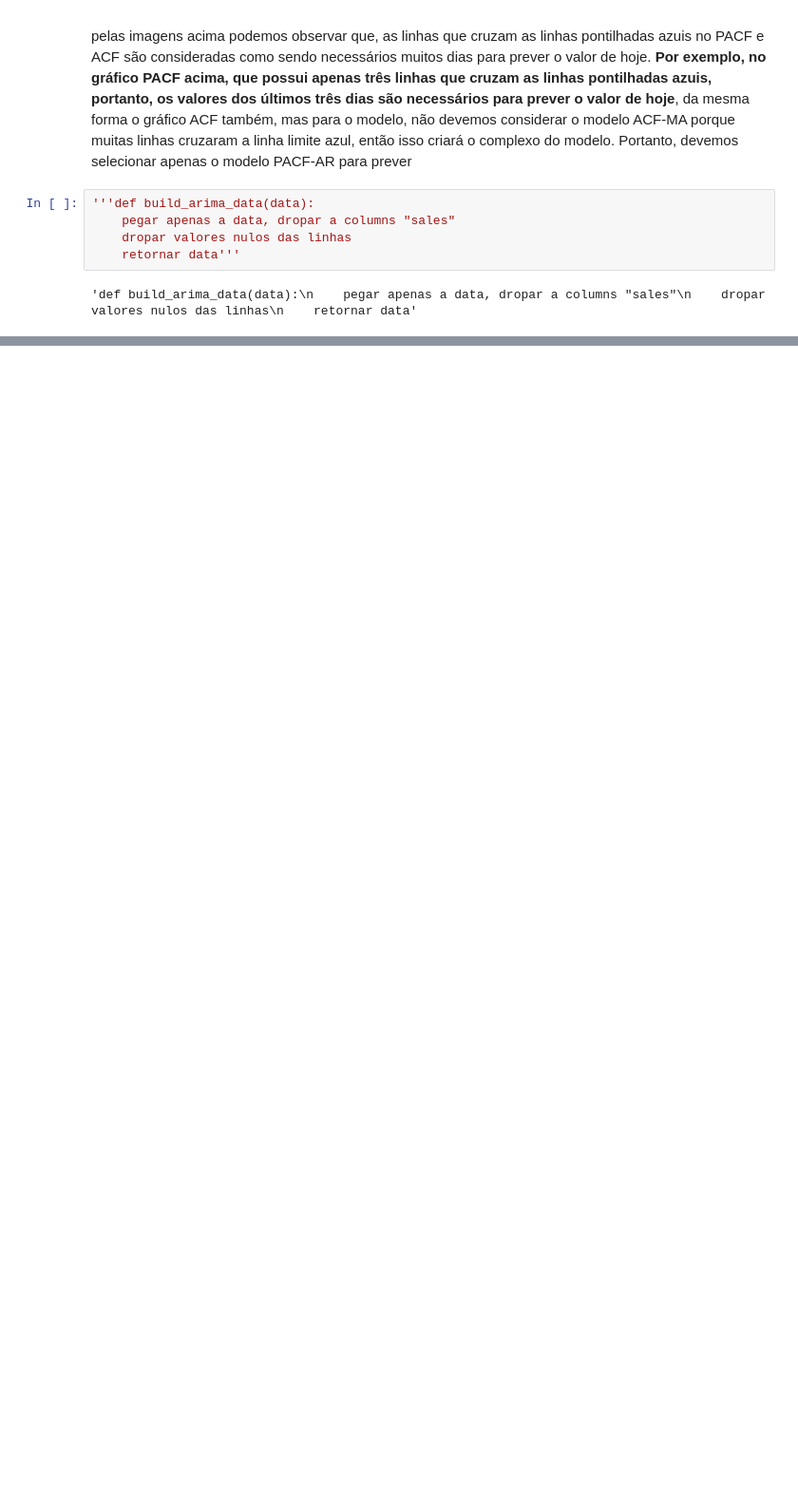
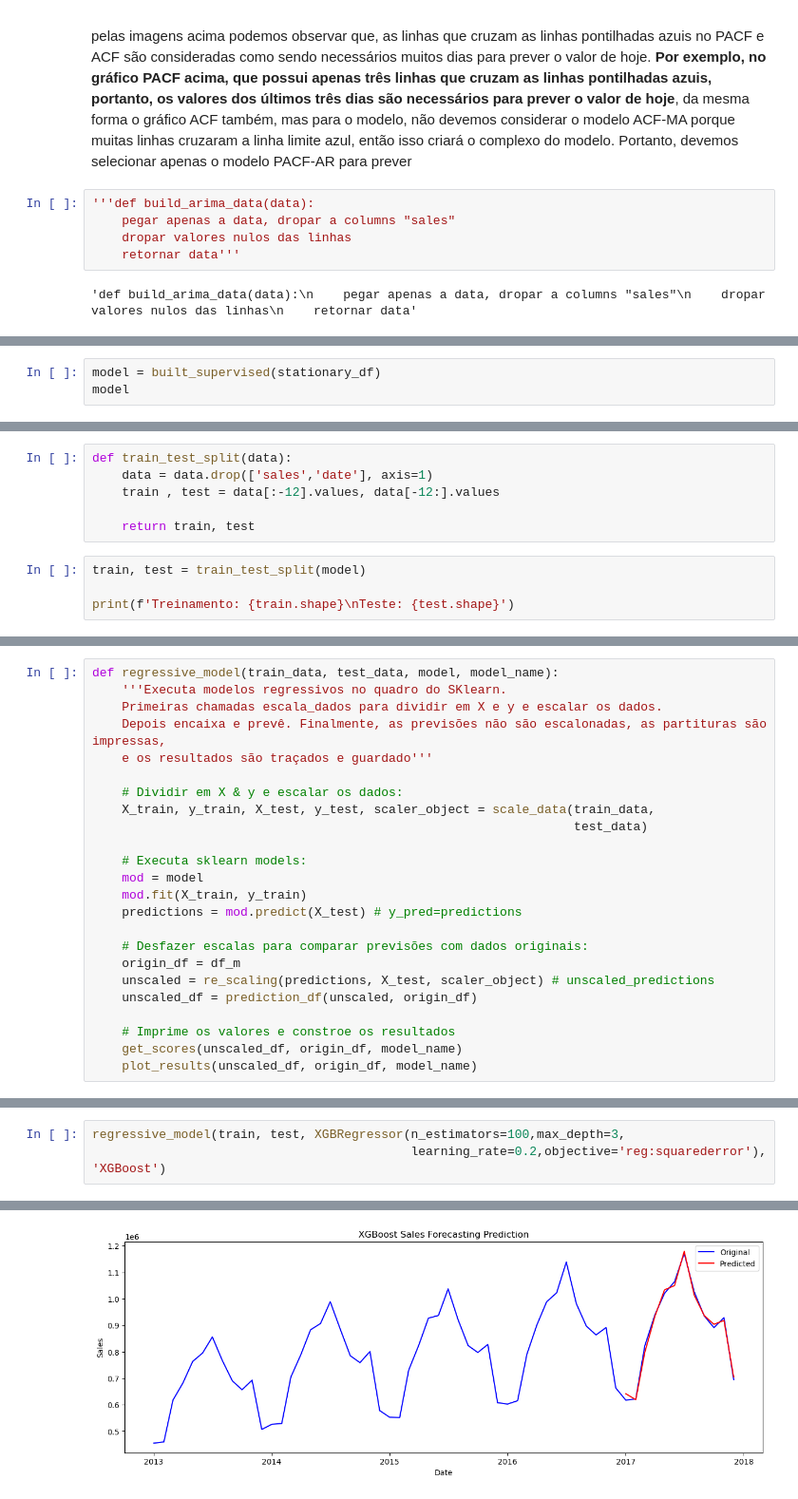
Before and after one commit to andrxduarte/190700030784, a Jupyter notebook: Caderno.ipynb, the cells around one changed output, grey strips where cells are left out. Shown at 95% size. Drawn from its saved outputs; the diff is of its cells as text; blank space fills up the shorter version.

```diff
--- a/Caderno.ipynb
+++ b/Caderno.ipynb
@@ -410,0 +488,3 @@ pelas imagens acima podemos observar que, as linhas que cruzam as linhas pontilh
+# %%
+model = built_supervised(stationary_df)
+model
@@ -410,0 +543,10 @@ pelas imagens acima podemos observar que, as linhas que cruzam as linhas pontilh
+# %%
+def train_test_split(data):
+    data = data.drop(['sales','date'], axis=1)
+    train , test = data[:-12].values, data[-12:].values
+
+    return train, test
+# %%
+train, test = train_test_split(model)
+
+print(f'Treinamento: {train.shape}\nTeste: {test.shape}')
@@ -410,0 +716,24 @@ pelas imagens acima podemos observar que, as linhas que cruzam as linhas pontilh
+# %%
+def regressive_model(train_data, test_data, model, model_name):
+    '''Executa modelos regressivos no quadro do SKlearn.
+    Primeiras chamadas escala_dados para dividir em X e y e escalar os dados.
+    Depois encaixa e prevê. Finalmente, as previsões não são escalonadas, as partituras são impressas,
+    e os resultados são traçados e guardado'''
+
+    # Dividir em X & y e escalar os dados:
+    X_train, y_train, X_test, y_test, scaler_object = scale_data(train_data,
+                                                                 test_data)
+
+    # Executa sklearn models:
+    mod = model
+    mod.fit(X_train, y_train)
+    predictions = mod.predict(X_test) # y_pred=predictions
+
+    # Desfazer escalas para comparar previsões com dados originais:
+    origin_df = df_m
+    unscaled = re_scaling(predictions, X_test, scaler_object) # unscaled_predictions
+    unscaled_df = prediction_df(unscaled, origin_df)
+
+    # Imprime os valores e constroe os resultados
+    get_scores(unscaled_df, origin_df, model_name)
+    plot_results(unscaled_df, origin_df, model_name)
@@ -410,0 +748,4 @@ pelas imagens acima podemos observar que, as linhas que cruzam as linhas pontilh
+# %%
+regressive_model(train, test, XGBRegressor(n_estimators=100,max_depth=3,
+                                           learning_rate=0.2,objective='reg:squarederror'), 'XGBoost')
+# %% [output]
@@ -410,0 +755 @@ pelas imagens acima podemos observar que, as linhas que cruzam as linhas pontilh
+[figure, added]
```
Also changed, not shown: parts of 38 cells of this notebook, 1 other file.
